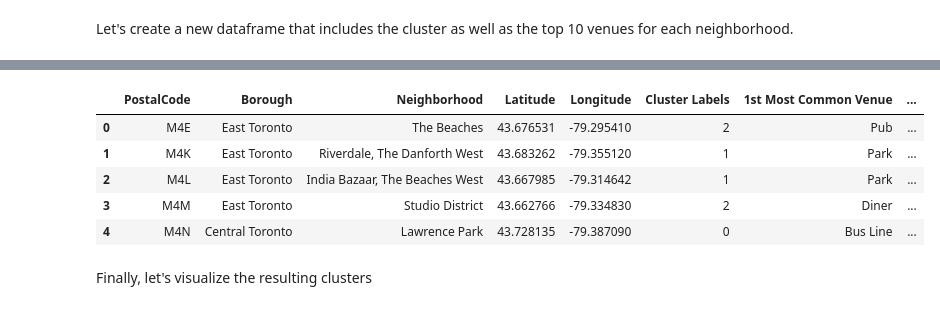
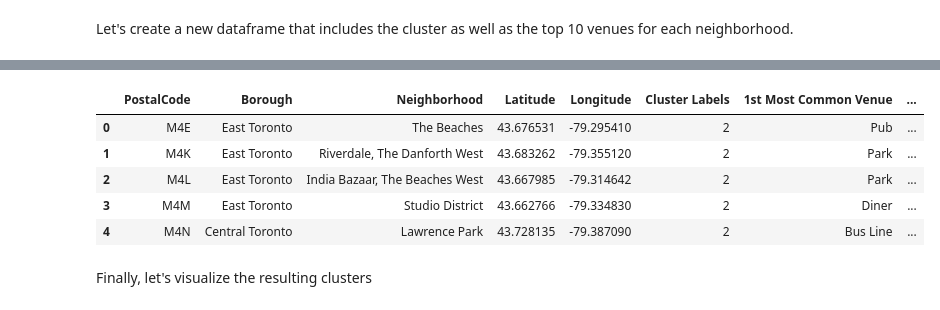
Before and after one commit to gnokit/Coursera_Capstone, a Jupyter notebook: Week 3 Assignment.ipynb, the cells around one changed output, grey strips where cells are left out. Saved outputs shown, nothing was run; the diff lists cells and outputs as text; code cells hidden in the pictures.

```diff
--- a/Week 3 Assignment.ipynb
+++ b/Week 3 Assignment.ipynb
@@ -281,6 +264,7 @@ with open('fs_act.json') as json_data:
 #### Let's explore the first neighborhood in our dataframe. Replicate same analysis as New York City data
 # %% [markdown]
 Get the neighborhood's name.
+# %%
+toronto_data = pd.DataFrame(df3)
 # %%
-toronto_data = df3
-toronto_data.reset_index(inplace=True)
+toronto_data = toronto_data.reset_index().drop('index', axis=1)
@@ -716,15 +666,20 @@ toronto_merged = pd.merge(toronto_merged, results, on=['Neighborhood']).drop('in
 # %%
+toronto_merged = toronto_data
+
+# add clustering labels
+toronto_merged['Cluster Labels'] = kmeans.labels_
+
 # merge toronto_grouped with toronto_data to add latitude/longitude for each neighborhood
 toronto_merged = toronto_merged.join(neighborhoods_venues_sorted.set_index('Neighborhood'), on='Neighborhood')
 
 toronto_merged.head() # check the last columns!
 # %% [output]
 |  | PostalCode | Borough | Neighborhood | Latitude | Longitude | Cluster Labels | 1st Most Common Venue | ... |
 | 0 | M4E | East Toronto | The Beaches | 43.676531 | -79.295410 | 2 | Pub | ... |
-| 1 | M4K | East Toronto | Riverdale, The Danforth West | 43.683262 | -79.355120 | 1 | Park | ... |
-| 2 | M4L | East Toronto | India Bazaar, The Beaches West | 43.667985 | -79.314642 | 1 | Park | ... |
+| 1 | M4K | East Toronto | Riverdale, The Danforth West | 43.683262 | -79.355120 | 2 | Park | ... |
+| 2 | M4L | East Toronto | India Bazaar, The Beaches West | 43.667985 | -79.314642 | 2 | Park | ... |
 | 3 | M4M | East Toronto | Studio District | 43.662766 | -79.334830 | 2 | Diner | ... |
-| 4 | M4N | Central Toronto | Lawrence Park | 43.728135 | -79.387090 | 0 | Bus Line | ... |
+| 4 | M4N | Central Toronto | Lawrence Park | 43.728135 | -79.387090 | 2 | Bus Line | ... |
 # %% [markdown]
 Finally, let's visualize the resulting clusters
 # %%
```
Also changed, not shown: parts of 15 cells of this notebook.
